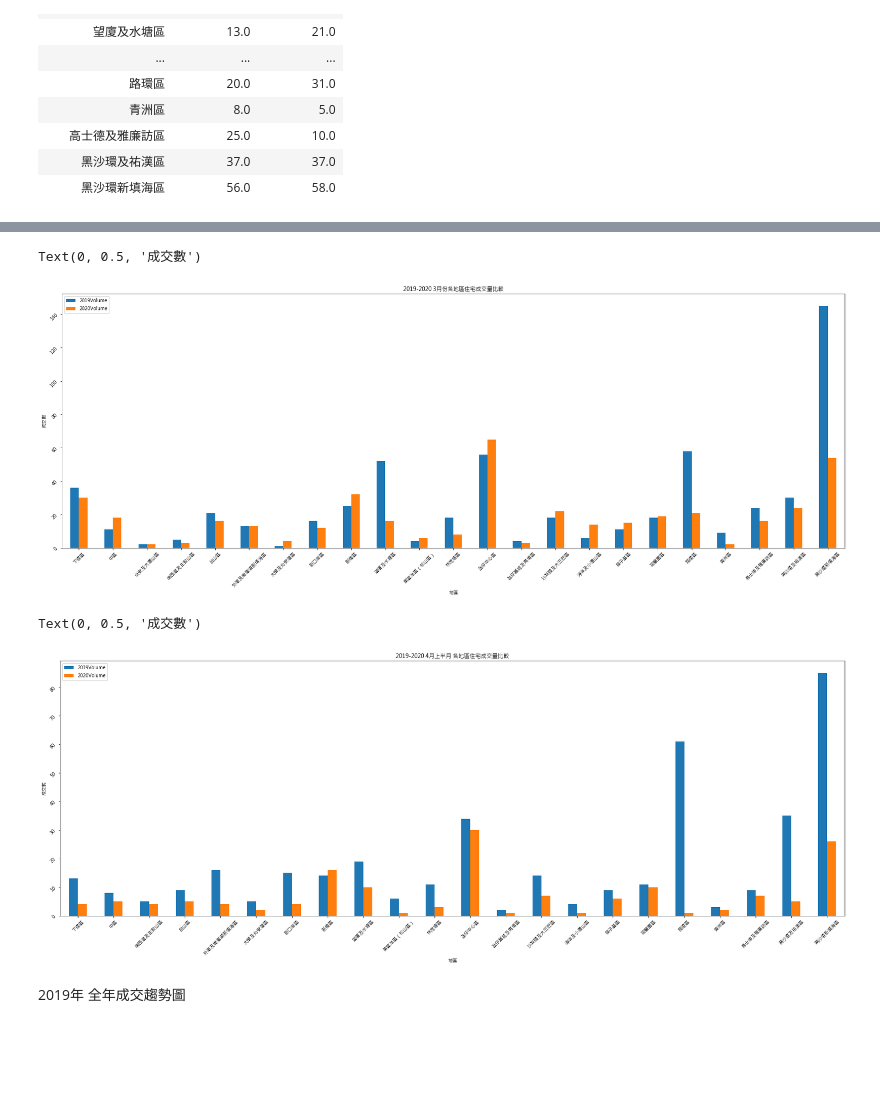
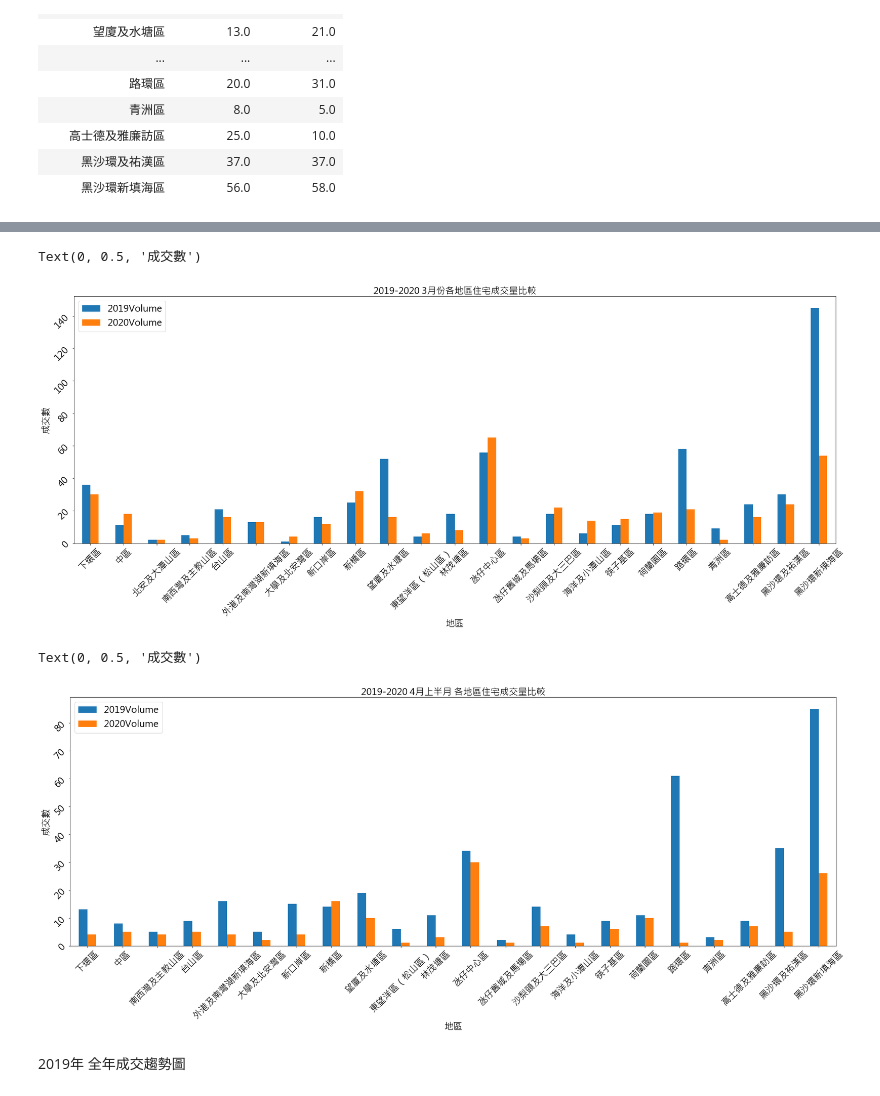
Before and after one commit to Isaac234517/Macau-House-Analysis, a Jupyter notebook: house_trending.ipynb, the cells around one changed output, grey strips where cells are left out. Saved outputs shown, nothing was run; the diff lists cells and outputs as text; code cells hidden in the pictures; blank space fills up the shorter version.

```diff
--- a/house_trending.ipynb
+++ b/house_trending.ipynb
@@ -231,14 +233,14 @@ area_volume_sum_M3_2019 = area_volume_sum_M3_2019.rename(columns={'Volume': '201
 area_volume_sum_M3_2019['2020Volume'] = area_volume_sum_M3_2020['Volume']
 # %%
 ax = area_volume_sum_M3_2019.plot.bar(rot=0, figsize=(30,10))
-ax.tick_params(labelrotation=45)
-ax.set_title('2019-2020 3月份各地區住宅成交量比較')
-ax.legend(loc='best')
-ax.set_xlabel('地區')
-ax.set_ylabel('成交數')
+ax.tick_params(labelrotation=45, labelsize=20)
+ax.legend(loc='best', fontsize=20)
+ax.set_title('2019-2020 3月份各地區住宅成交量比較', fontsize=20)
+ax.set_xlabel('地區',fontsize=20)
+ax.set_ylabel('成交數', fontsize=20)
 # %% [output]
 Text(0, 0.5, '成交數')
-[figure, old version]
+[figure, new version]
 # %%
 M4_2020_1_df = dsf_util.get_dsf_building_df("./2020/4_1.xls", 2020,4)
 M4_2019_1_df = dsf_util.get_dsf_building_df("./2019/4_1.xls", 2019,4)
@@ -249,14 +251,14 @@ area_volume_sum_M4_half_2019 = area_volume_sum_M4_half_2019.rename(columns = {'V
 area_volume_sum_M4_half_2019['2020Volume']= area_volume_sum_M4_half_2020['Volume']
 # %%
 ax = area_volume_sum_M4_half_2019.plot.bar(rot=0, figsize=(30,10))
-ax.tick_params(labelrotation=45)
-ax.set_title('2019-2020 4月上半月 各地區住宅成交量比較')
-ax.legend(loc='best')
-ax.set_xlabel('地區')
-ax.set_ylabel('成交數')
+ax.tick_params(labelrotation=45, labelsize=20)
+ax.set_title('2019-2020 4月上半月 各地區住宅成交量比較', fontsize=20)
+ax.legend(loc='best', fontsize=20)
+ax.set_xlabel('地區', fontsize=20)
+ax.set_ylabel('成交數', fontsize=20)
 # %% [output]
 Text(0, 0.5, '成交數')
-[figure, old version]
+[figure, new version]
 # %% [markdown]
 2019年 全年成交趨勢圖
 # %% [markdown]
```
Also changed, not shown: parts of 3 cells of this notebook.
